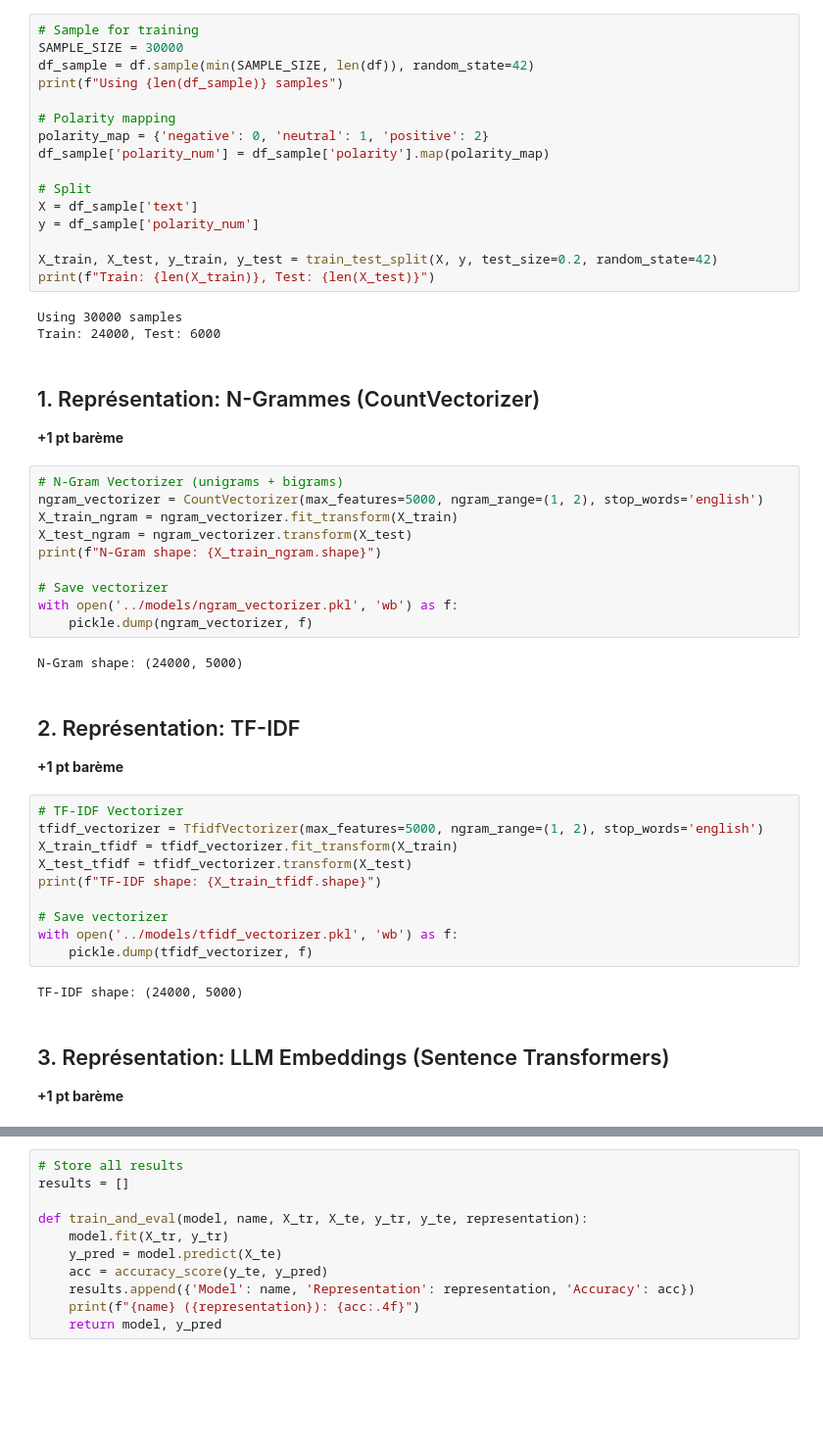
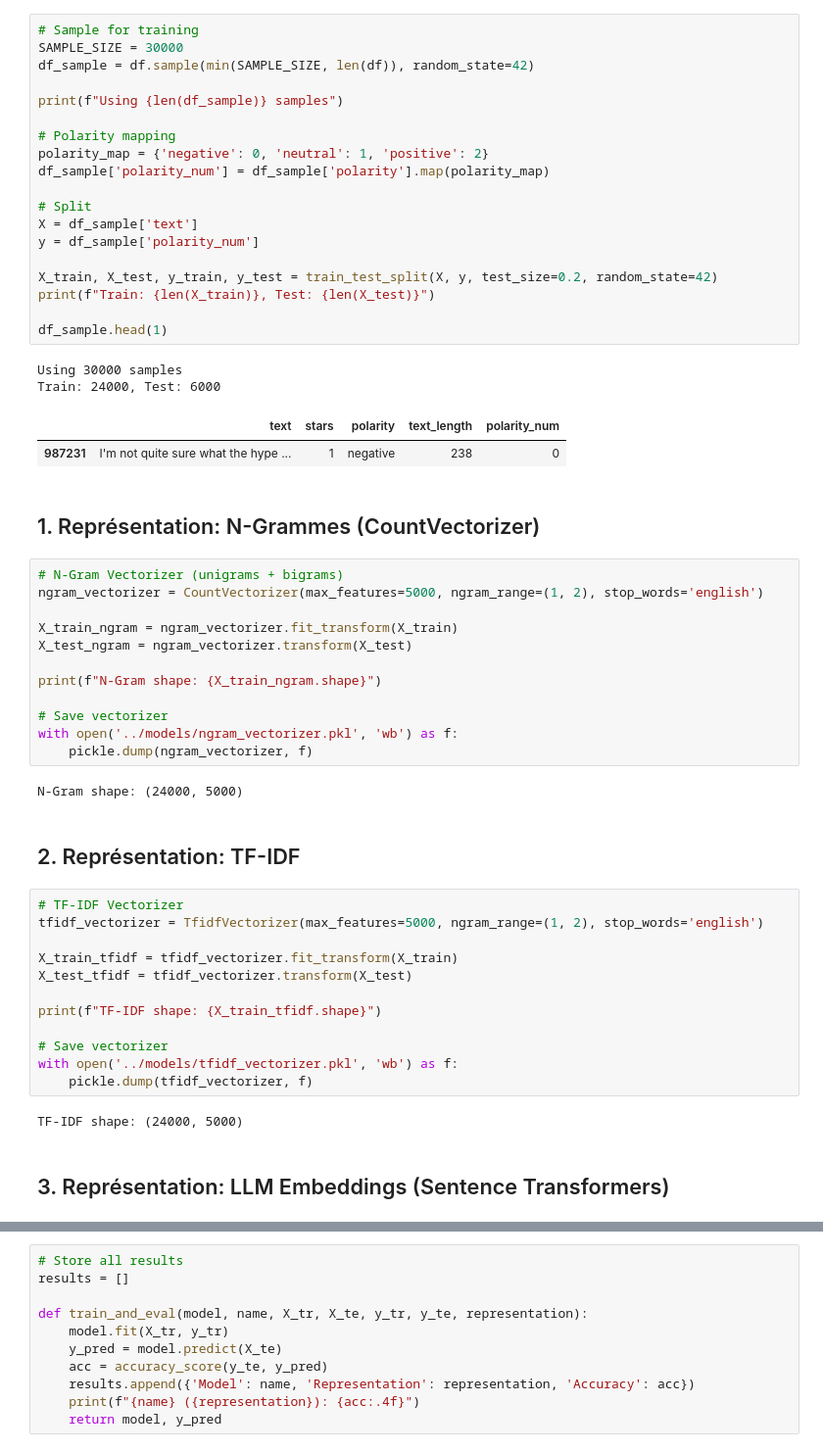
Before and after one commit to Tzeur/SAE-S6.C01, a Jupyter notebook: notebooks/2_prediction_models_executed.ipynb, the cells around one changed output, grey strips where cells are left out. Shown at 98% size. Cells and saved outputs as stored; diff of their text form; blank space fills up the shorter version.

```diff
--- a/notebooks/2_prediction_models_executed.ipynb
+++ b/notebooks/2_prediction_models_executed.ipynb
@@ -43,30 +32,36 @@ Dataset shape: (1000000, 4)
 # %%
 # Sample for training
 SAMPLE_SIZE = 30000
 df_sample = df.sample(min(SAMPLE_SIZE, len(df)), random_state=42)
+
 print(f"Using {len(df_sample)} samples")
 
 # Polarity mapping
 polarity_map = {'negative': 0, 'neutral': 1, 'positive': 2}
 df_sample['polarity_num'] = df_sample['polarity'].map(polarity_map)
 
 # Split
 X = df_sample['text']
 y = df_sample['polarity_num']
 
 X_train, X_test, y_train, y_test = train_test_split(X, y, test_size=0.2, random_state=42)
 print(f"Train: {len(X_train)}, Test: {len(X_test)}")
+
+df_sample.head(1)
 # %% [output]
 Using 30000 samples
 Train: 24000, Test: 6000
+|  | text | stars | polarity | text_length | polarity_num |
+| 987231 | I'm not quite sure what the hype ... | 1 | negative | 238 | 0 |
 # %% [markdown]
 ## 1. Représentation: N-Grammes (CountVectorizer)
-**+1 pt barème**
 # %%
 # N-Gram Vectorizer (unigrams + bigrams)
 ngram_vectorizer = CountVectorizer(max_features=5000, ngram_range=(1, 2), stop_words='english')
+
 X_train_ngram = ngram_vectorizer.fit_transform(X_train)
 X_test_ngram = ngram_vectorizer.transform(X_test)
+
 print(f"N-Gram shape: {X_train_ngram.shape}")
 
 # Save vectorizer
@@ -76,12 +71,13 @@ with open('../models/ngram_vectorizer.pkl', 'wb') as f:
 N-Gram shape: (24000, 5000)
 # %% [markdown]
 ## 2. Représentation: TF-IDF
-**+1 pt barème**
 # %%
 # TF-IDF Vectorizer
 tfidf_vectorizer = TfidfVectorizer(max_features=5000, ngram_range=(1, 2), stop_words='english')
+
 X_train_tfidf = tfidf_vectorizer.fit_transform(X_train)
 X_test_tfidf = tfidf_vectorizer.transform(X_test)
+
 print(f"TF-IDF shape: {X_train_tfidf.shape}")
 
 # Save vectorizer
@@ -91,7 +87,6 @@ with open('../models/tfidf_vectorizer.pkl', 'wb') as f:
 TF-IDF shape: (24000, 5000)
 # %% [markdown]
 ## 3. Représentation: LLM Embeddings (Sentence Transformers)
-**+1 pt barème**
 # %%
 from sentence_transformers import SentenceTransformer
 from tqdm import tqdm
```
Also changed, not shown: parts of 15 cells of this notebook, 5 other files.
